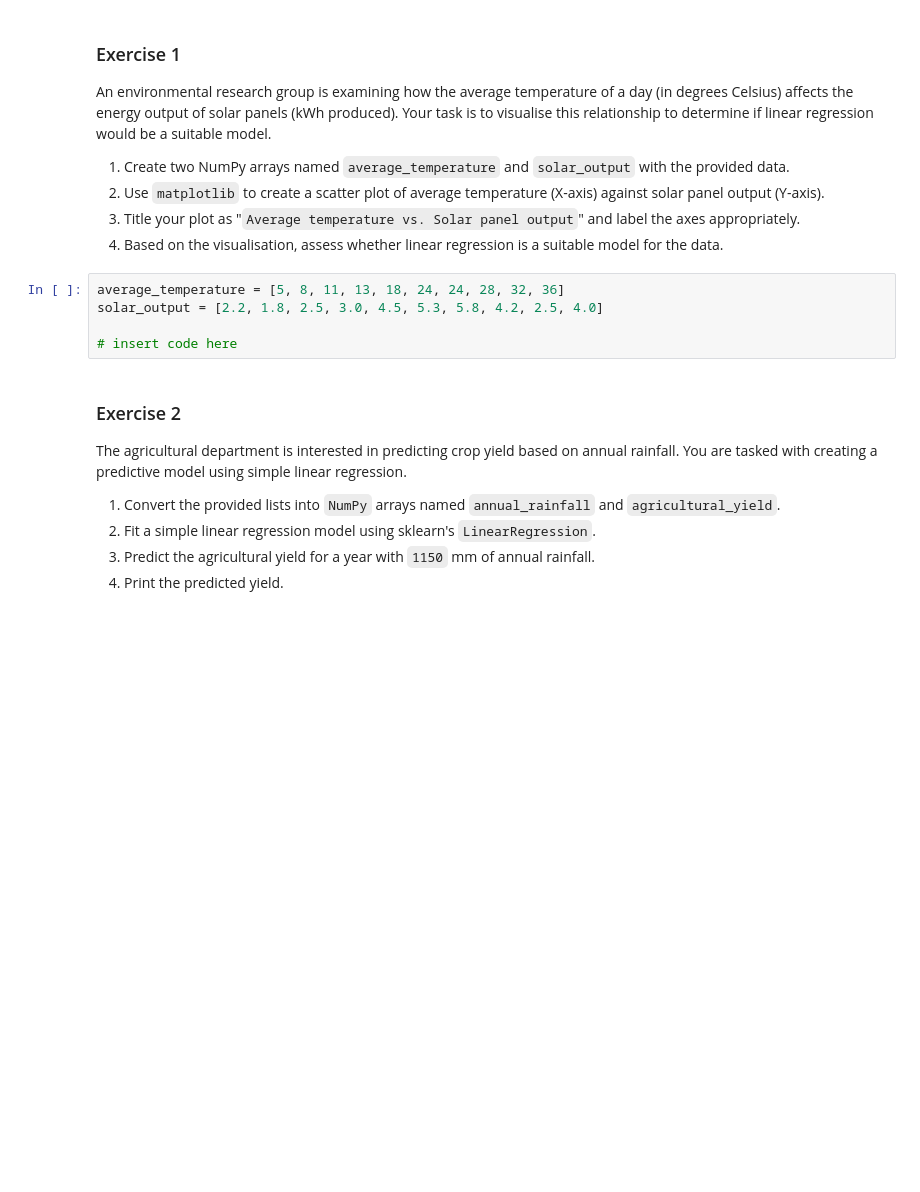
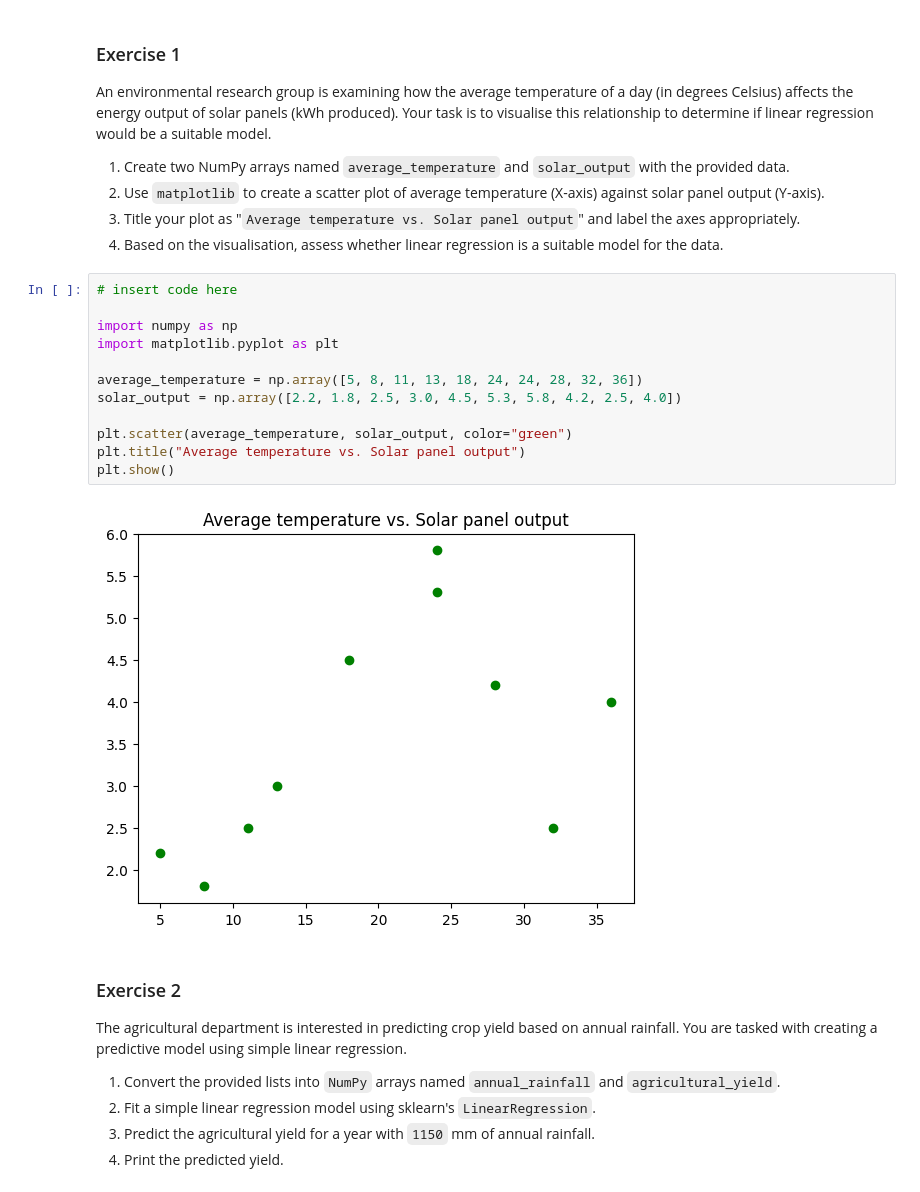
Before and after one commit to silasjimmy/ALX-Machine-Learning-Code-Challenges, a Jupyter notebook: week-1/Simple_Linear_Regression_using_Least_Squares_Exercise.ipynb, the cells around one changed output. Drawn from its saved outputs; the diff is of its cells as text; blank space fills up the shorter version.

```diff
--- a/week-1/Simple_Linear_Regression_using_Least_Squares_Exercise.ipynb
+++ b/week-1/Simple_Linear_Regression_using_Least_Squares_Exercise.ipynb
@@ -25,10 +25,19 @@ An environmental research group is examining how the average temperature of a da
 3. Title your plot as "`Average temperature vs. Solar panel output`" and label the axes appropriately.
 4. Based on the visualisation, assess whether linear regression is a suitable model for the data.
 # %%
-average_temperature = [5, 8, 11, 13, 18, 24, 24, 28, 32, 36]
-solar_output = [2.2, 1.8, 2.5, 3.0, 4.5, 5.3, 5.8, 4.2, 2.5, 4.0]
+# insert code here
 
-# insert code here
+import numpy as np
+import matplotlib.pyplot as plt
+
+average_temperature = np.array([5, 8, 11, 13, 18, 24, 24, 28, 32, 36])
+solar_output = np.array([2.2, 1.8, 2.5, 3.0, 4.5, 5.3, 5.8, 4.2, 2.5, 4.0])
+
+plt.scatter(average_temperature, solar_output, color="green")
+plt.title("Average temperature vs. Solar panel output")
+plt.show()
+# %% [output]
+[figure, added]
 # %% [markdown]
 ### Exercise 2
 
```
Also changed, not shown: parts of 12 cells of this notebook, 1 other file.
